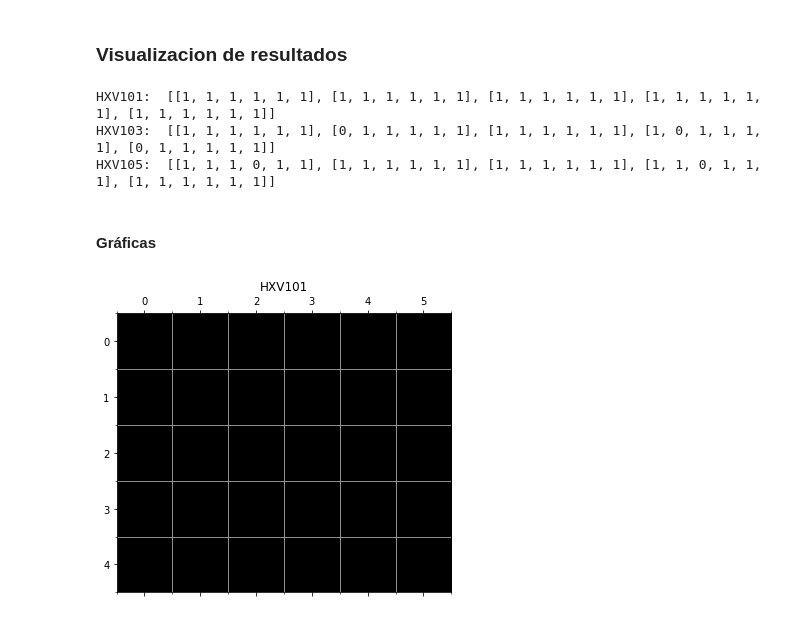
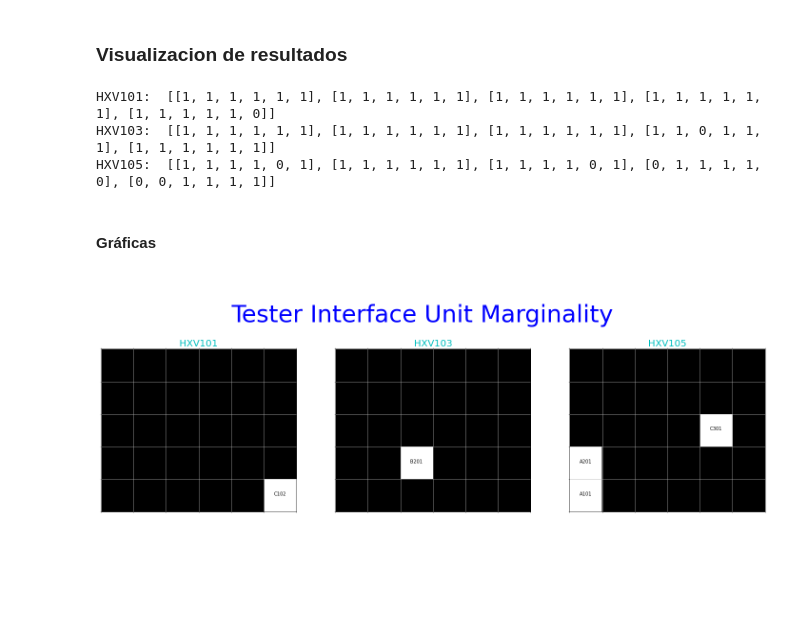
Before and after one commit to felipebm09/Proyecto-El-ctrico, a Jupyter notebook: Source/Code/HDMX_earlybird.ipynb, the cells around one changed output. Cells and saved outputs as stored; diff of their text form; code cells hidden in the pictures; blank space fills up the shorter version.

Commit message:
Archivo para datos nuevos y visualización de resultados, versión final!

```diff
--- a/Source/Code/HDMX_earlybird.ipynb
+++ b/Source/Code/HDMX_earlybird.ipynb
@@ -340,11 +354,11 @@ ChoosenOne = prediccion_multi
 #############################
 
 # Para rearmar los indices en la visualización
-indexing1 = [0,1,10,11,20,21]
-indexing2 = [2,3,12,13,22,23]
-indexing3 = [4,5,14,15,24,25]
-indexing4 = [6,7,16,17,26,27]
-indexing5 = [8,9,18,19,28,29]
+indexing1 = [0,1,10,11,20,21]   # A101, A102, B101, B102, C101, C102
+indexing2 = [2,3,12,13,22,23]   # A201, A202, B201, B202, C201, C202
+indexing3 = [4,5,14,15,24,25]   # A301, A302, B301, B302, C301, C302
+indexing4 = [6,7,16,17,26,27]   # A401, A402, B401, B402, C401, C402
+indexing5 = [8,9,18,19,28,29]   # A501, A502, B501, B502, C501, C502
 t101 = []
 t103 = []
 t105 = []
@@ -359,13 +373,13 @@ Matriz_101 = [[0,0,0,0,0,0],[0,0,0,0,0,0],[0,0,0,0,0,0],[0,0,0,0,0,0],[0,0,0,0,0
 Matriz_103 = [[0,0,0,0,0,0],[0,0,0,0,0,0],[0,0,0,0,0,0],[0,0,0,0,0,0],[0,0,0,0,0,0]]
 Matriz_105 = [[0,0,0,0,0,0],[0,0,0,0,0,0],[0,0,0,0,0,0],[0,0,0,0,0,0],[0,0,0,0,0,0]]
 counter = 0
-for i in indexing1:
+for i in indexing5:
     Matriz_101[0][counter]=t101[i]
     Matriz_103[0][counter]=t103[i]
     Matriz_105[0][counter]=t105[i]
     counter +=1
 counter = 0
-for i in indexing2:
+for i in indexing4:
     Matriz_101[1][counter]=t101[i]
     Matriz_103[1][counter]=t103[i]
     Matriz_105[1][counter]=t105[i]
@@ -377,13 +391,13 @@ for i in indexing3:
     Matriz_105[2][counter]=t105[i]
     counter +=1
 counter = 0
-for i in indexing4:
+for i in indexing2:
     Matriz_101[3][counter]=t101[i]
     Matriz_103[3][counter]=t103[i]
     Matriz_105[3][counter]=t105[i]
     counter +=1
 counter = 0
-for i in indexing5:
+for i in indexing1:
     Matriz_101[4][counter]=t101[i]
     Matriz_103[4][counter]=t103[i]
     Matriz_105[4][counter]=t105[i]
@@ -393,24 +407,57 @@ print('HXV101: ', Matriz_101)
 print('HXV103: ', Matriz_103)
 print('HXV105: ', Matriz_105)
 # %% [output]
-HXV101:  [[1, 1, 1, 1, 1, 1], [1, 1, 1, 1, 1, 1], [1, 1, 1, 1, 1, 1], [1, 1, 1, 1, 1, 1], [1, 1, 1, 1, 1, 1]]
-HXV103:  [[1, 1, 1, 1, 1, 1], [0, 1, 1, 1, 1, 1], [1, 1, 1, 1, 1, 1], [1, 0, 1, 1, 1, 1], [0, 1, 1, 1, 1, 1]]
-HXV105:  [[1, 1, 1, 0, 1, 1], [1, 1, 1, 1, 1, 1], [1, 1, 1, 1, 1, 1], [1, 1, 0, 1, 1, 1], [1, 1, 1, 1, 1, 1]]
+HXV101:  [[1, 1, 1, 1, 1, 1], [1, 1, 1, 1, 1, 1], [1, 1, 1, 1, 1, 1], [1, 1, 1, 1, 1, 1], [1, 1, 1, 1, 1, 0]]
+HXV103:  [[1, 1, 1, 1, 1, 1], [1, 1, 1, 1, 1, 1], [1, 1, 1, 1, 1, 1], [1, 1, 0, 1, 1, 1], [1, 1, 1, 1, 1, 1]]
+HXV105:  [[1, 1, 1, 1, 0, 1], [1, 1, 1, 1, 1, 1], [1, 1, 1, 1, 0, 1], [0, 1, 1, 1, 1, 0], [0, 0, 1, 1, 1, 1]]
 # %% [markdown]
 #### Gráficas
 # %%
-matriz = pd.DataFrame(Matriz_101)
-plt.figure(figsize =(6,20))
-plt.matshow(matriz, cmap='Greys', fignum=1, vmin=0, vmax=1)
-plt.title('HXV101')
-plt.text(-0.2, 0, 'A101');plt.text(0.8, 0, 'A102');plt.text(1.8, 0, 'B101');plt.text(2.8, 0, 'B102');plt.text(3.8, 0, 'C101');plt.text(4.8, 0, 'C102')
-plt.text(-0.2, 1, 'A201');plt.text(0.8, 1, 'A202');plt.text(1.8, 1, 'B201');plt.text(2.8, 1, 'B202');plt.text(3.8, 1, 'C201');plt.text(4.8, 1, 'C202')
+fig = plt.figure(figsize=(25,15))
+fig.suptitle('\nTester Interface Unit Marginality\n', fontsize=50, y=0.8, color='b')
+matriz_1 = pd.DataFrame(Matriz_101)
+plt.subplot(131)
+plt.matshow(matriz_1, cmap='Greys',vmin=0, fignum=False, vmax=1)
+plt.title('HXV101', fontsize=20, color='c')
+plt.text(-0.2, 0, 'A501');plt.text(0.8, 0, 'A502');plt.text(1.8, 0, 'B501');plt.text(2.8, 0, 'B502');plt.text(3.8, 0, 'C501');plt.text(4.8, 0, 'C502')
+plt.text(-0.2, 1, 'A401');plt.text(0.8, 1, 'A402');plt.text(1.8, 1, 'B401');plt.text(2.8, 1, 'B402');plt.text(3.8, 1, 'C401');plt.text(4.8, 1, 'C402')
 plt.text(-0.2, 2, 'A301');plt.text(0.8, 2, 'A302');plt.text(1.8, 2, 'B301');plt.text(2.8, 2, 'B302');plt.text(3.8, 2, 'C301');plt.text(4.8, 2, 'C302')
-plt.text(-0.2, 3, 'A401');plt.text(0.8, 3, 'A402');plt.text(1.8, 3, 'B401');plt.text(2.8, 3, 'B402');plt.text(3.8, 3, 'C401');plt.text(4.8, 3, 'C402')
-plt.text(-0.2, 4, 'A501');plt.text(0.8, 4, 'A502');plt.text(1.8, 4, 'B501');plt.text(2.8, 4, 'B502');plt.text(3.8, 4, 'C501');plt.text(4.8, 4, 'C502')
+plt.text(-0.2, 3, 'A201');plt.text(0.8, 3, 'A202');plt.text(1.8, 3, 'B201');plt.text(2.8, 3, 'B202');plt.text(3.8, 3, 'C201');plt.text(4.8, 3, 'C202')
+plt.text(-0.2, 4, 'A101');plt.text(0.8, 4, 'A102');plt.text(1.8, 4, 'B101');plt.text(2.8, 4, 'B102');plt.text(3.8, 4, 'C101');plt.text(4.8, 4, 'C102')
 plt.gca().set_xticks([x - 0.5 for x in plt.gca().get_xticks()][1:], minor='true')
 plt.gca().set_yticks([y - 0.5 for y in plt.gca().get_yticks()][1:], minor='true')
+plt.xticks([])
+plt.yticks([])
+plt.grid(which='minor')
+
+matriz_3 = pd.DataFrame(Matriz_103)
+plt.subplot(132)
+plt.matshow(matriz_3, cmap='Greys', vmin=0, fignum=False, vmax=1)
+plt.title('HXV103', fontsize=20, color='c')
+plt.text(-0.2, 0, 'A501');plt.text(0.8, 0, 'A502');plt.text(1.8, 0, 'B501');plt.text(2.8, 0, 'B502');plt.text(3.8, 0, 'C501');plt.text(4.8, 0, 'C502')
+plt.text(-0.2, 1, 'A401');plt.text(0.8, 1, 'A402');plt.text(1.8, 1, 'B401');plt.text(2.8, 1, 'B402');plt.text(3.8, 1, 'C401');plt.text(4.8, 1, 'C402')
+plt.text(-0.2, 2, 'A301');plt.text(0.8, 2, 'A302');plt.text(1.8, 2, 'B301');plt.text(2.8, 2, 'B302');plt.text(3.8, 2, 'C301');plt.text(4.8, 2, 'C302')
+plt.text(-0.2, 3, 'A201');plt.text(0.8, 3, 'A202');plt.text(1.8, 3, 'B201');plt.text(2.8, 3, 'B202');plt.text(3.8, 3, 'C201');plt.text(4.8, 3, 'C202')
+plt.text(-0.2, 4, 'A101');plt.text(0.8, 4, 'A102');plt.text(1.8, 4, 'B101');plt.text(2.8, 4, 'B102');plt.text(3.8, 4, 'C101');plt.text(4.8, 4, 'C102')
+plt.gca().set_xticks([x - 0.5 for x in plt.gca().get_xticks()][1:], minor='true')
+plt.gca().set_yticks([y - 0.5 for y in plt.gca().get_yticks()][1:], minor='true')
+plt.xticks([])
+plt.yticks([])
+plt.grid(which='minor')
+plt.subplot(133)
+matriz_5 = pd.DataFrame(Matriz_105)
+plt.matshow(matriz_5, cmap='Greys', vmin=0, fignum=False, vmax=1)
+plt.title('HXV105', fontsize=20, color='c')
+plt.text(-0.2, 0, 'A501');plt.text(0.8, 0, 'A502');plt.text(1.8, 0, 'B501');plt.text(2.8, 0, 'B502');plt.text(3.8, 0, 'C501');plt.text(4.8, 0, 'C502')
+plt.text(-0.2, 1, 'A401');plt.text(0.8, 1, 'A402');plt.text(1.8, 1, 'B401');plt.text(2.8, 1, 'B402');plt.text(3.8, 1, 'C401');plt.text(4.8, 1, 'C402')
+plt.text(-0.2, 2, 'A301');plt.text(0.8, 2, 'A302');plt.text(1.8, 2, 'B301');plt.text(2.8, 2, 'B302');plt.text(3.8, 2, 'C301');plt.text(4.8, 2, 'C302')
+plt.text(-0.2, 3, 'A201');plt.text(0.8, 3, 'A202');plt.text(1.8, 3, 'B201');plt.text(2.8, 3, 'B202');plt.text(3.8, 3, 'C201');plt.text(4.8, 3, 'C202')
+plt.text(-0.2, 4, 'A101');plt.text(0.8, 4, 'A102');plt.text(1.8, 4, 'B101');plt.text(2.8, 4, 'B102');plt.text(3.8, 4, 'C101');plt.text(4.8, 4, 'C102')
+plt.gca().set_xticks([x - 0.5 for x in plt.gca().get_xticks()][1:], minor='true')
+plt.gca().set_yticks([y - 0.5 for y in plt.gca().get_yticks()][1:], minor='true')
+plt.xticks([])
+plt.yticks([])
 plt.grid(which='minor')
 plt.show()
 # %% [output]
-[figure, old version]
+[figure, new version]
```
Also changed, not shown: parts of 6 cells of this notebook, 6 other files.
